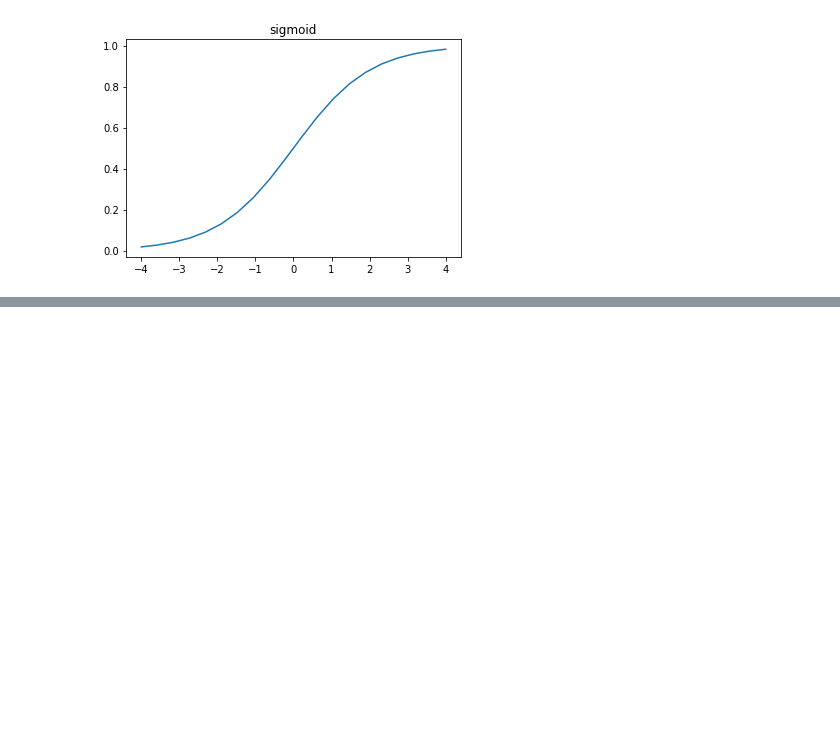
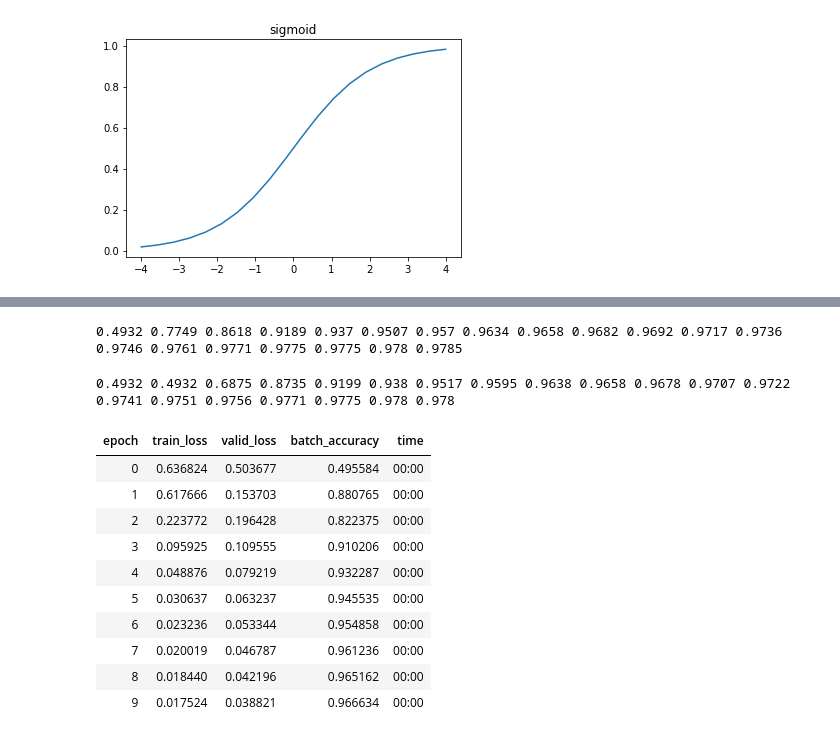
Before and after one commit to satani99/practical_deep_learning_for_coders, a Jupyter notebook: fast_ai_4.ipynb, the cells around one changed output, grey strips where cells are left out. Cells and saved outputs as stored; diff of their text form; code cells hidden in the pictures; blank space fills up the shorter version.

```diff
--- a/fast_ai_4.ipynb
+++ b/fast_ai_4.ipynb
@@ -386,0 +493,5 @@ def mnist_loss(predictions, targets):
+# %%
+lr = 1
+params = weights, bias
+train_epoch(linear1, lr, params)
+validate_epoch(linear1)
@@ -386,0 +500,4 @@ def mnist_loss(predictions, targets):
+# %%
+for i in range(20):
+  train_epoch(linear1, lr, params)
+  print(validate_epoch(linear1), end=' ')
@@ -386,0 +539,10 @@ def mnist_loss(predictions, targets):
+# %%
+train_model(linear_model, 20)
+# %% [output]
+0.4932 0.7749 0.8618 0.9189 0.937 0.9507 0.957 0.9634 0.9658 0.9682 0.9692 0.9717 0.9736 0.9746 0.9761 0.9771 0.9775 0.9775 0.978 0.9785
+# %%
+linear_model = nn.Linear(28*28, 1)
+opt = SGD(linear_model.parameters(), lr)
+train_model(linear_model, 20)
+# %% [output]
+0.4932 0.4932 0.6875 0.8735 0.9199 0.938 0.9517 0.9595 0.9638 0.9658 0.9678 0.9707 0.9722 0.9741 0.9751 0.9756 0.9771 0.9775 0.978 0.978
@@ -386,0 +551,17 @@ def mnist_loss(predictions, targets):
+# %%
+learn = Learner(dls, nn.Linear(28*28, 1), opt_func=SGD,
+                loss_func=mnist_loss, metrics=batch_accuracy)
+# %%
+learn.fit(10, lr=lr)
+# %% [output]
+| epoch | train_loss | valid_loss | batch_accuracy | time |
+| 0 | 0.636824 | 0.503677 | 0.495584 | 00:00 |
+| 1 | 0.617666 | 0.153703 | 0.880765 | 00:00 |
+| 2 | 0.223772 | 0.196428 | 0.822375 | 00:00 |
+| 3 | 0.095925 | 0.109555 | 0.910206 | 00:00 |
+| 4 | 0.048876 | 0.079219 | 0.932287 | 00:00 |
+| 5 | 0.030637 | 0.063237 | 0.945535 | 00:00 |
+| 6 | 0.023236 | 0.053344 | 0.954858 | 00:00 |
+| 7 | 0.020019 | 0.046787 | 0.961236 | 00:00 |
+| 8 | 0.018440 | 0.042196 | 0.965162 | 00:00 |
+| 9 | 0.017524 | 0.038821 | 0.966634 | 00:00 |
```
Also changed, not shown: parts of 44 cells of this notebook.
